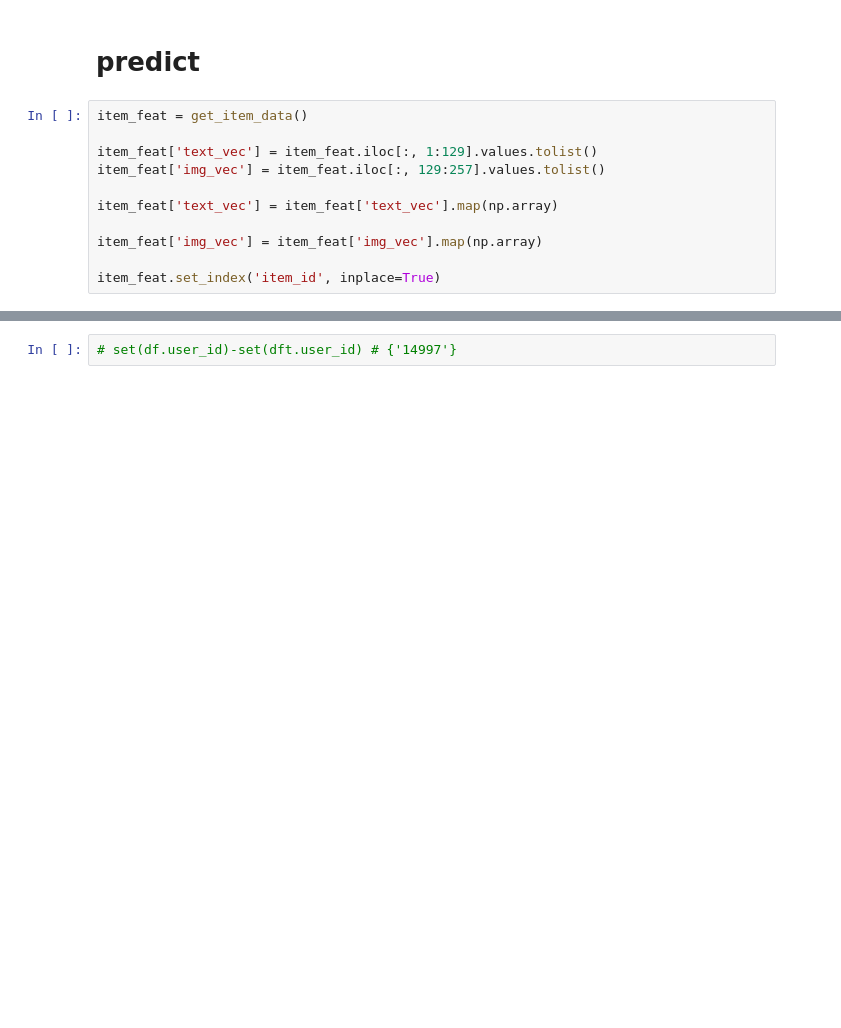
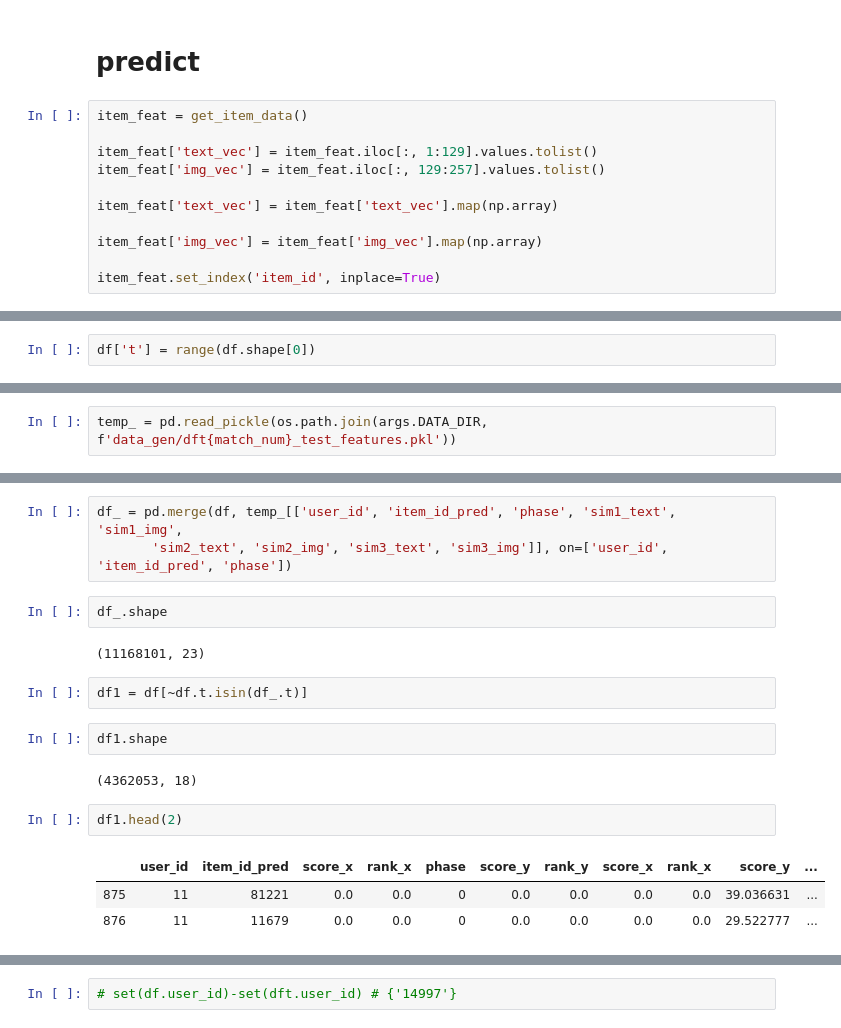
Before and after one commit to mayi140611/myappsexlib, a Jupyter notebook: a_0330_0527_Modern_E_Commerce_Platform_Debiasing/rank.ipynb, the cells around one changed output, grey strips where cells are left out. Drawn from its saved outputs; the diff is of its cells as text; blank space fills up the shorter version.

```diff
--- a/a_0330_0527_Modern_E_Commerce_Platform_Debiasing/rank.ipynb
+++ b/a_0330_0527_Modern_E_Commerce_Platform_Debiasing/rank.ipynb
@@ -726,0 +752,2 @@ df = fe(df)
+# %%
+df['t'] = range(df.shape[0])
@@ -726,0 +760,2 @@ df = fe(df)
+# %%
+temp_ = pd.read_pickle(os.path.join(args.DATA_DIR, f'data_gen/dft{match_num}_test_features.pkl'))
@@ -726,0 +781,19 @@ df = fe(df)
+# %%
+df_ = pd.merge(df, temp_[['user_id', 'item_id_pred', 'phase', 'sim1_text', 'sim1_img',
+       'sim2_text', 'sim2_img', 'sim3_text', 'sim3_img']], on=['user_id', 'item_id_pred', 'phase'])
+# %%
+df_.shape
+# %% [output]
+(11168101, 23)
+# %%
+df1 = df[~df.t.isin(df_.t)]
+# %%
+df1.shape
+# %% [output]
+(4362053, 18)
+# %%
+df1.head(2)
+# %% [output]
+|  | user_id | item_id_pred | score_x | rank_x | phase | score_y | rank_y | score_x | rank_x | score_y | ... |
+| 875 | 11 | 81221 | 0.0 | 0.0 | 0 | 0.0 | 0.0 | 0.0 | 0.0 | 39.036631 | ... |
+| 876 | 11 | 11679 | 0.0 | 0.0 | 0 | 0.0 | 0.0 | 0.0 | 0.0 | 29.522777 | ... |
```
Also changed, not shown: parts of 103 cells of this notebook, 2 other files.
